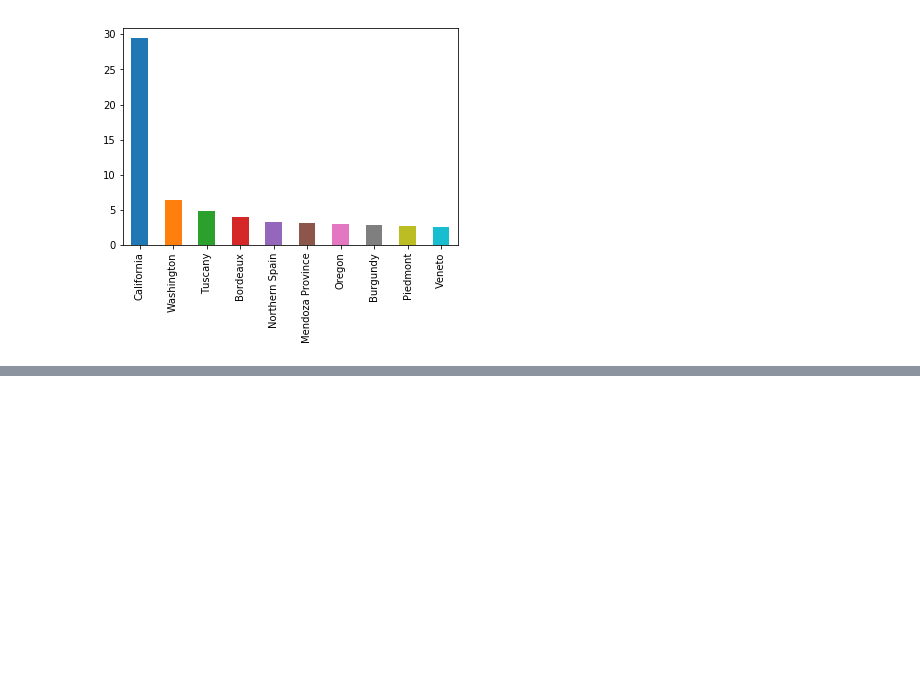
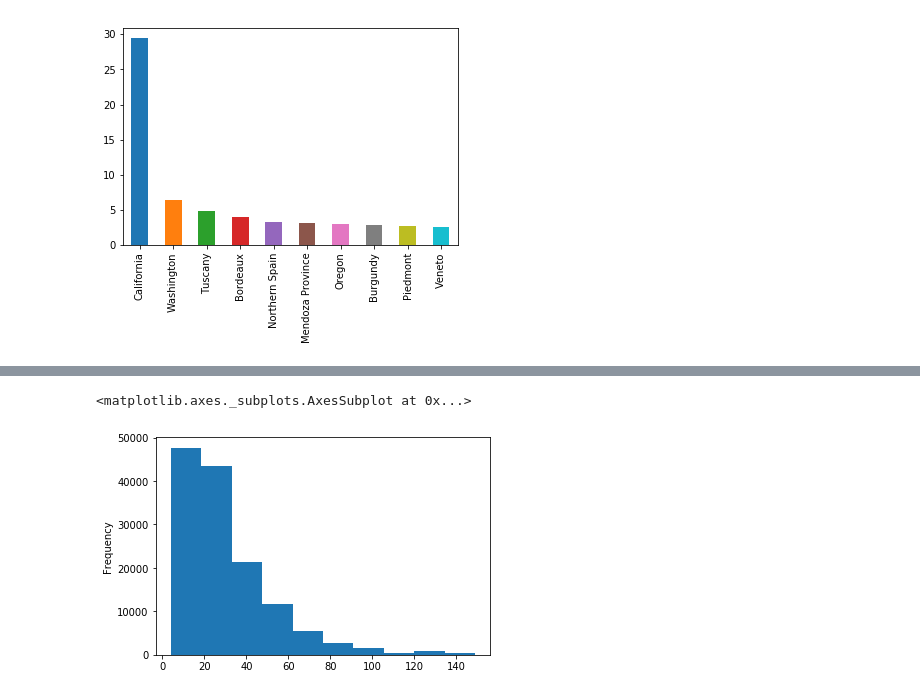
Before and after one commit to tutss/datascience, a Jupyter notebook: kaggle/training/Plotting.ipynb, the cells around one changed output, grey strips where cells are left out. Drawn from its saved outputs; the diff is of its cells as text; code cells hidden in the pictures; blank space fills up the shorter version.

```diff
--- a/kaggle/training/Plotting.ipynb
+++ b/kaggle/training/Plotting.ipynb
@@ -22,0 +33,5 @@ wines['province'].value_counts().head(10).plot.bar()
+# %%
+wines[wines['price'] < 150]['price'].plot.hist()
+# %% [output]
+<matplotlib.axes._subplots.AxesSubplot at 0x...>
+[figure, added]
```
Also changed, not shown: parts of 8 cells of this notebook.
